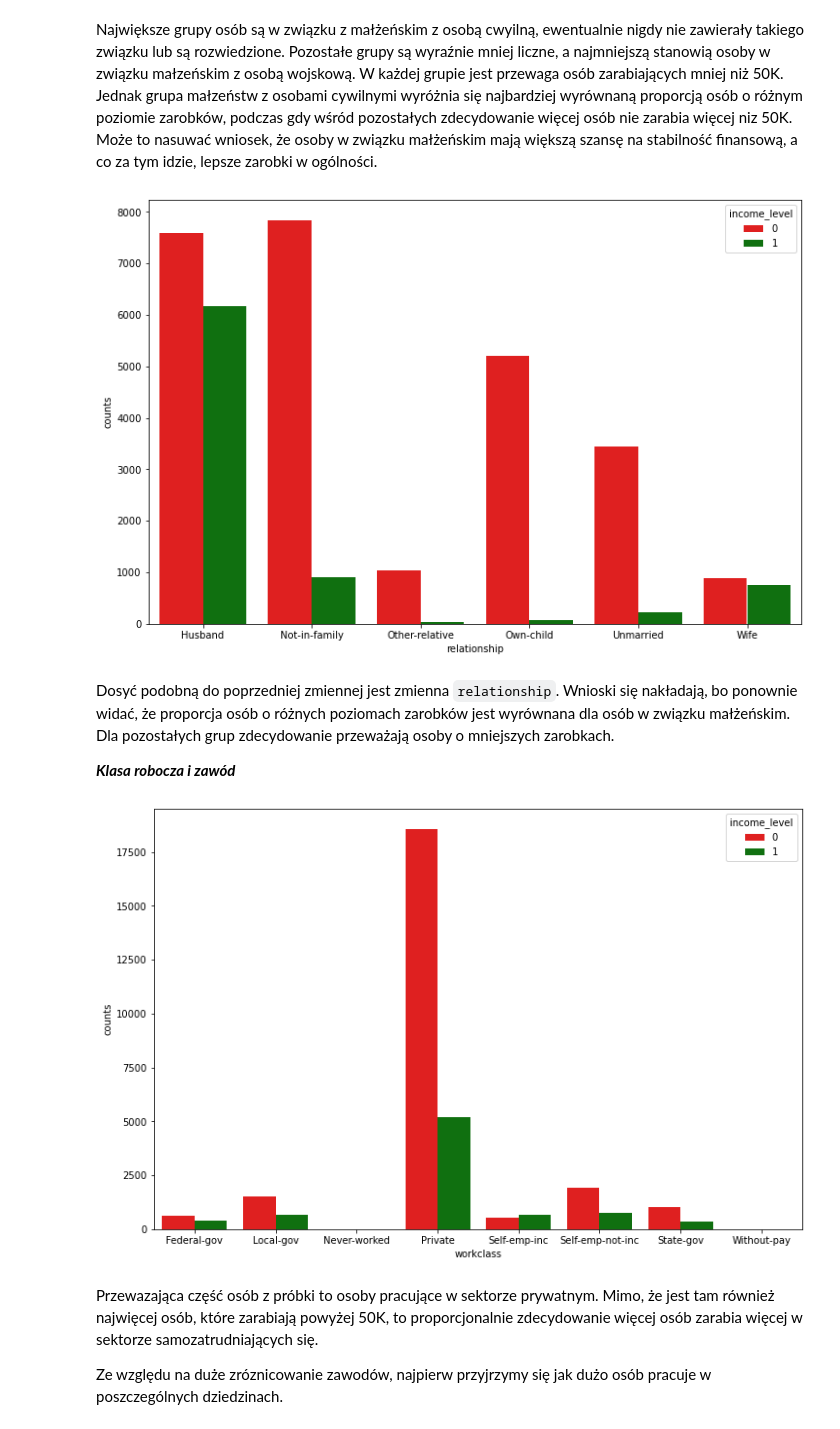
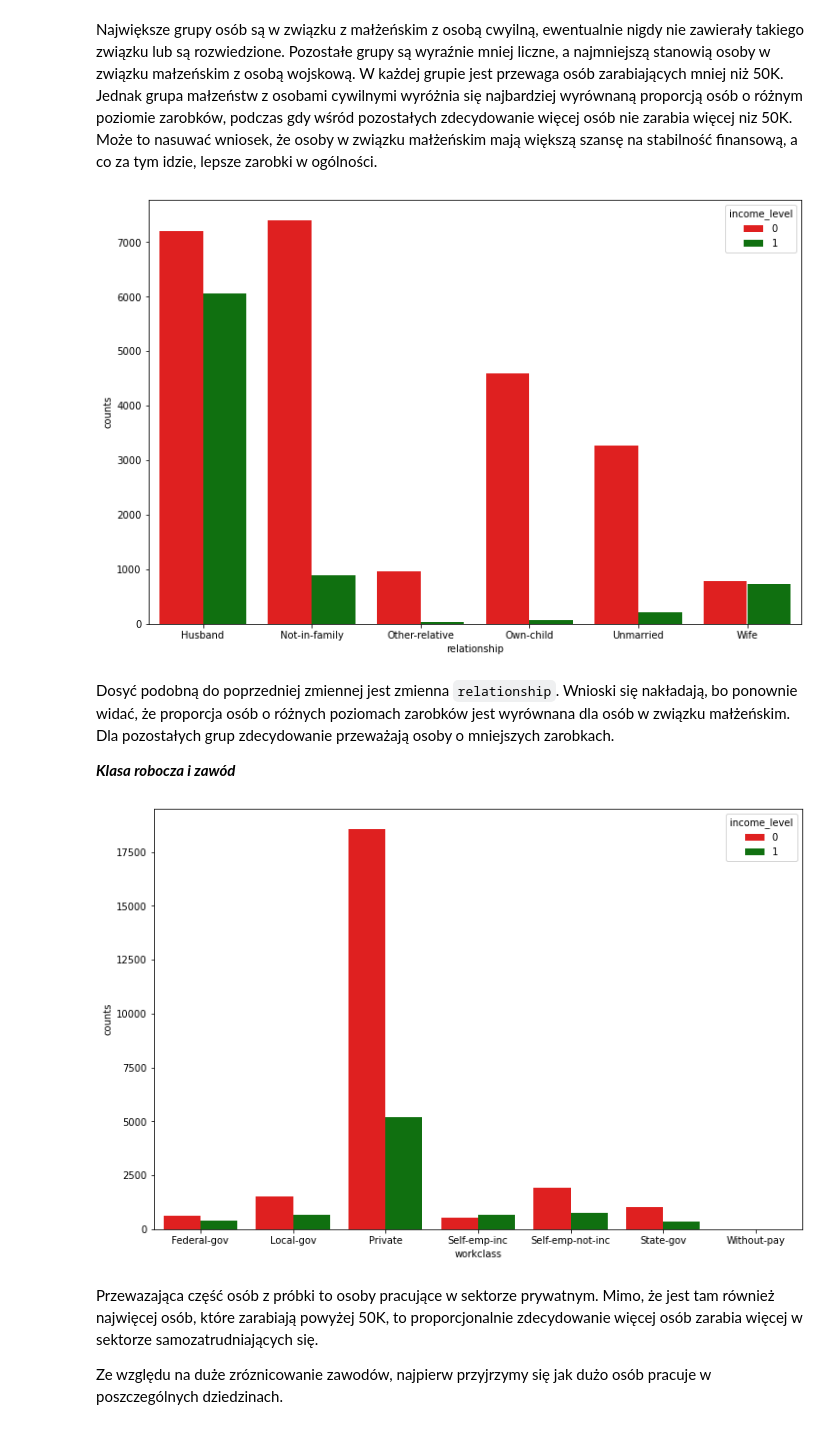
Before and after one commit to malwina0/2022L-ML, a Jupyter notebook: Project1/Projekt1_JakubPiwko_MalwinaWojewoda.ipynb, the cells around one changed output. Drawn from its saved outputs; the diff is of its cells as text; code cells hidden in the pictures.

```diff
--- a/Project1/Projekt1_JakubPiwko_MalwinaWojewoda.ipynb
+++ b/Project1/Projekt1_JakubPiwko_MalwinaWojewoda.ipynb
@@ -153,0 +170,2 @@ Okazuje się, że mamy braki w kolumnach `workclass`, `occupation` i `workclass`
+# %%
+census_df.drop(census_df[(census_df.occupation == "?") | (census_df.workclass == "?")].index, inplace=True)
@@ -432,18 +452,18 @@ df = census_df.groupby(['relationship', 'income_level']).size().reset_index(name
 sns.barplot(x="relationship", y="counts", hue="income_level", data=df, ci=None, palette=["red", "green"]);
 plt.show()
 # %% [output]
-[figure, old version]
+[figure, new version]
 # %% [markdown]
 Dosyć podobną do poprzedniej zmiennej jest zmienna `relationship`. Wnioski się nakładają, bo ponownie widać, że proporcja osób o różnych poziomach zarobków jest wyrównana dla osób w związku małżeńskim. Dla pozostałych grup zdecydowanie przeważają osoby o mniejszych zarobkach.
 
 ***Klasa robocza i zawód***
 # %%
 plt.figure(figsize=(12,8))
-df = census_df[census_df.workclass != "?"].groupby(['workclass', 'income_level']).size().reset_index(name='counts')
+df = census_df.groupby(['workclass', 'income_level']).size().reset_index(name='counts')
 sns.barplot(x="workclass", y="counts", hue="income_level", data=df, ci=None, palette=["red", "green"]);
 plt.show()
 # %% [output]
-[figure, old version]
+[figure, new version]
 # %% [markdown]
 Przewazająca część osób z próbki to osoby pracujące w sektorze prywatnym. Mimo, że jest tam również najwięcej osób, które zarabiają powyżej 50K, to proporcjonalnie zdecydowanie więcej osób zarabia więcej w sektorze samozatrudniających się.
 
```
Also changed, not shown: parts of 32 cells of this notebook.
